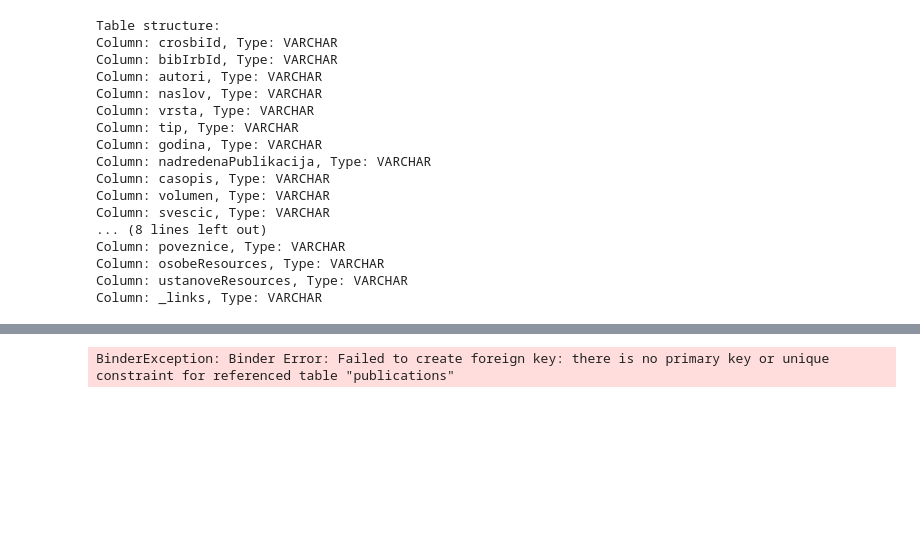
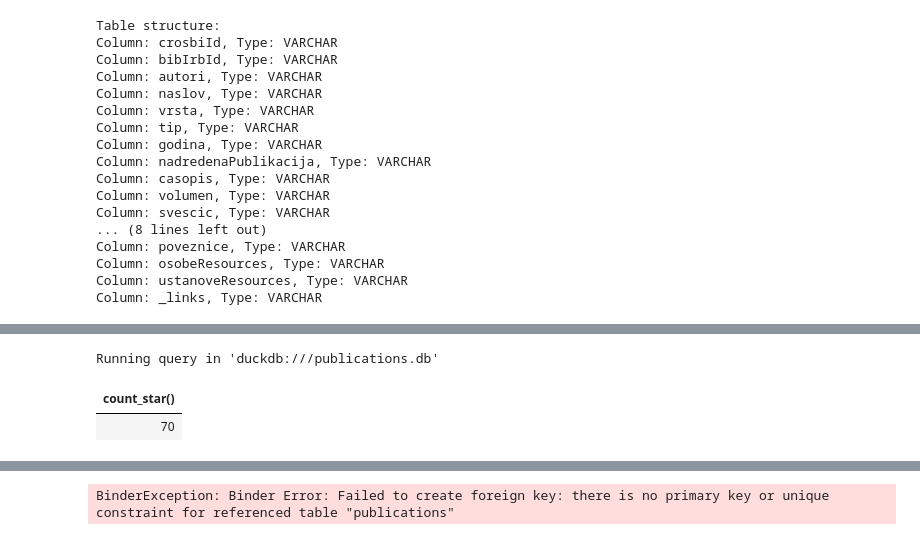
Before and after one commit to nkkko/croris-api, a Jupyter notebook: crosbi_duckdb.ipynb, the cells around one changed output, grey strips where cells are left out. Drawn from its saved outputs; the diff is of its cells as text; code cells hidden in the pictures; blank space fills up the shorter version.

```diff
--- a/crosbi_duckdb.ipynb
+++ b/crosbi_duckdb.ipynb
@@ -119,3 +137,12 @@ If you need help solving this issue, send us a message: https://ploomber.io/comm
+# %%
+%%sql
+SELECT COUNT(*)
+FROM publications
+WHERE REGEXP_MATCHES(autori, '(Ezgeta[- ]?Bali[cć]?[,]? D(.|aria))|(D(.|aria)[,]? Ezgeta[- ]?Bali[cć]?)|(Ezgeta[- ]?D(.|aria))|(D(.|aria)[,]? Ezgeta)')
+# %% [output]
+Running query in 'duckdb:///publications.db'
+| count_star() |
+| 70 |
 # %%
 # Print one row from the table
 row = con.execute("SELECT * FROM publications LIMIT 1").fetchone()
```
Also changed, not shown: parts of 6 cells of this notebook, 1 other file.
